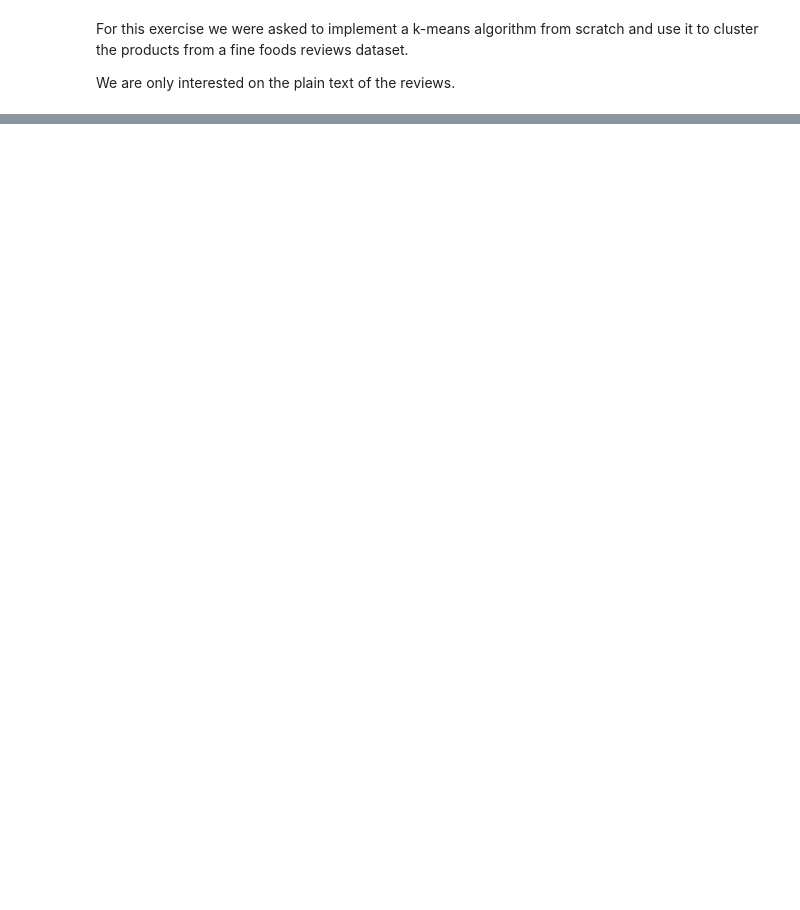
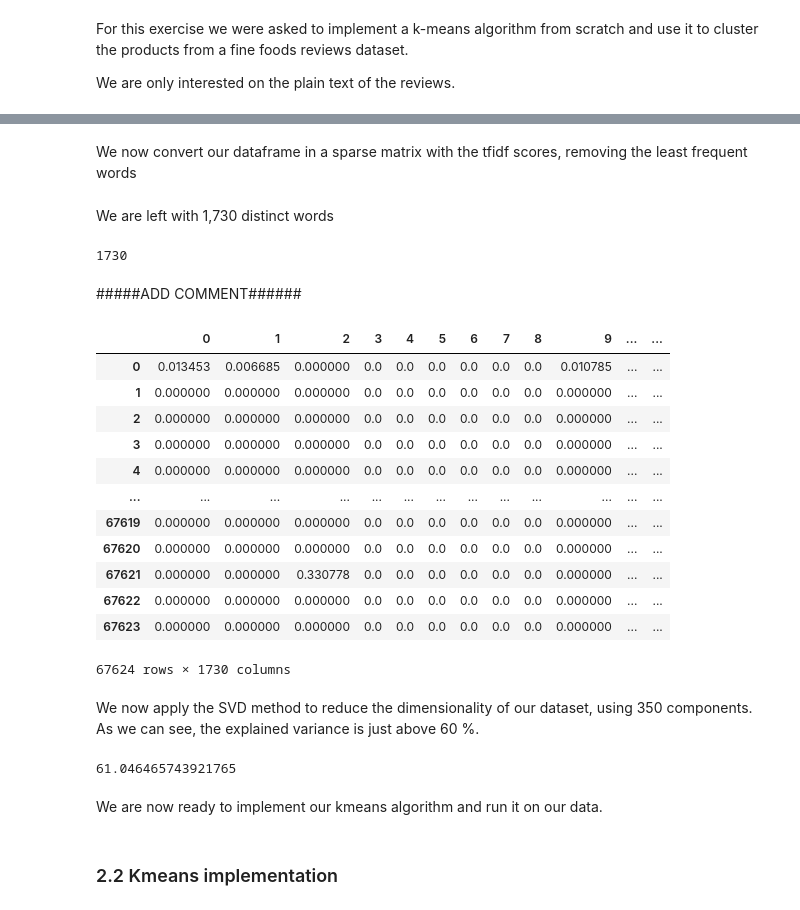
Before and after one commit to Jeremy98-alt/ADM-HW4, a Jupyter notebook: ADM-HW4 Final.ipynb, the cells around one changed output, grey strips where cells are left out. Saved outputs shown, nothing was run; the diff lists cells and outputs as text; code cells hidden in the pictures; blank space fills up the shorter version.

```diff
--- a/ADM-HW4 Final.ipynb
+++ b/ADM-HW4 Final.ipynb
@@ -154,0 +131,2 @@ Name: UserId, dtype: int64
+# %%
+product_id_df = groupby_productid_df(df)
@@ -154,0 +135,3 @@ Name: UserId, dtype: int64
+# %%
+product_id_df["reviews"] = [clean_text(x) for x in list(product_id_df["reviews"])]
+product_id_df.head()
@@ -154,0 +145,43 @@ Name: UserId, dtype: int64
+# %% [markdown]
+We now convert our dataframe in a sparse matrix with the tfidf scores, removing the least frequent words
+# %%
+tfidf = TfidfVectorizer(preprocessor=lambda x: x, tokenizer=lambda x: x, min_df = 0.01)
+tfidf_matrix = tfidf.fit_transform(product_id_df["reviews"])
+# %% [markdown]
+We are left with 1,730 distinct words
+# %%
+len(tfidf.vocabulary_)
+# %% [output]
+1730
+# %% [markdown]
+#####ADD COMMENT######
+# %%
+tfidf_matrix = pd.DataFrame.sparse.from_spmatrix(tfidf_matrix)
+# %%
+tfidf_matrix
+# %% [output]
+|  | 0 | 1 | 2 | 3 | 4 | 5 | 6 | 7 | 8 | 9 | ... | ... |
+| 0 | 0.013453 | 0.006685 | 0.000000 | 0.0 | 0.0 | 0.0 | 0.0 | 0.0 | 0.0 | 0.010785 | ... | ... |
+| 1 | 0.000000 | 0.000000 | 0.000000 | 0.0 | 0.0 | 0.0 | 0.0 | 0.0 | 0.0 | 0.000000 | ... | ... |
+| 2 | 0.000000 | 0.000000 | 0.000000 | 0.0 | 0.0 | 0.0 | 0.0 | 0.0 | 0.0 | 0.000000 | ... | ... |
+| 3 | 0.000000 | 0.000000 | 0.000000 | 0.0 | 0.0 | 0.0 | 0.0 | 0.0 | 0.0 | 0.000000 | ... | ... |
+| 4 | 0.000000 | 0.000000 | 0.000000 | 0.0 | 0.0 | 0.0 | 0.0 | 0.0 | 0.0 | 0.000000 | ... | ... |
+| ... | ... | ... | ... | ... | ... | ... | ... | ... | ... | ... | ... | ... |
+| 67619 | 0.000000 | 0.000000 | 0.000000 | 0.0 | 0.0 | 0.0 | 0.0 | 0.0 | 0.0 | 0.000000 | ... | ... |
+| 67620 | 0.000000 | 0.000000 | 0.000000 | 0.0 | 0.0 | 0.0 | 0.0 | 0.0 | 0.0 | 0.000000 | ... | ... |
+| 67621 | 0.000000 | 0.000000 | 0.330778 | 0.0 | 0.0 | 0.0 | 0.0 | 0.0 | 0.0 | 0.000000 | ... | ... |
+| 67622 | 0.000000 | 0.000000 | 0.000000 | 0.0 | 0.0 | 0.0 | 0.0 | 0.0 | 0.0 | 0.000000 | ... | ... |
+| 67623 | 0.000000 | 0.000000 | 0.000000 | 0.0 | 0.0 | 0.0 | 0.0 | 0.0 | 0.0 | 0.000000 | ... | ... |
+67624 rows × 1730 columns
+# %% [markdown]
+We now apply the SVD method to reduce the dimensionality of our dataset, using 350 components. As we can see, the explained variance is just above 60 %.
+# %%
+svd = TruncatedSVD(n_components=350)
+preprocessed_data = svd.fit_transform(tfidf_matrix)
+print(svd.explained_variance_ratio_.sum()*100)
+# %% [output]
+61.046465743921765
+# %% [markdown]
+We are now ready to implement our kmeans algorithm and run it on our data.
+# %% [markdown]
+### 2.2 Kmeans implementation
```
Also changed, not shown: parts of 53 cells of this notebook.
